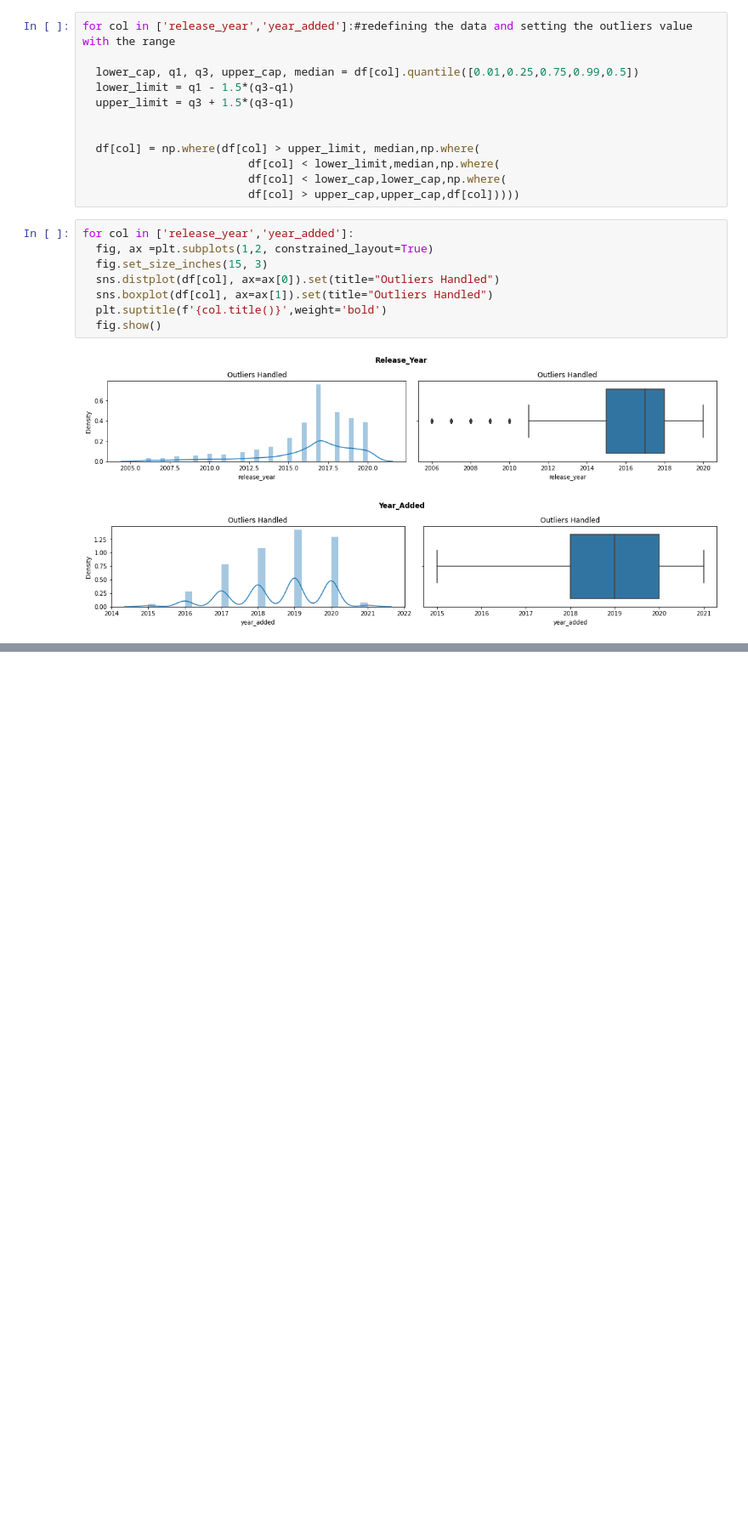
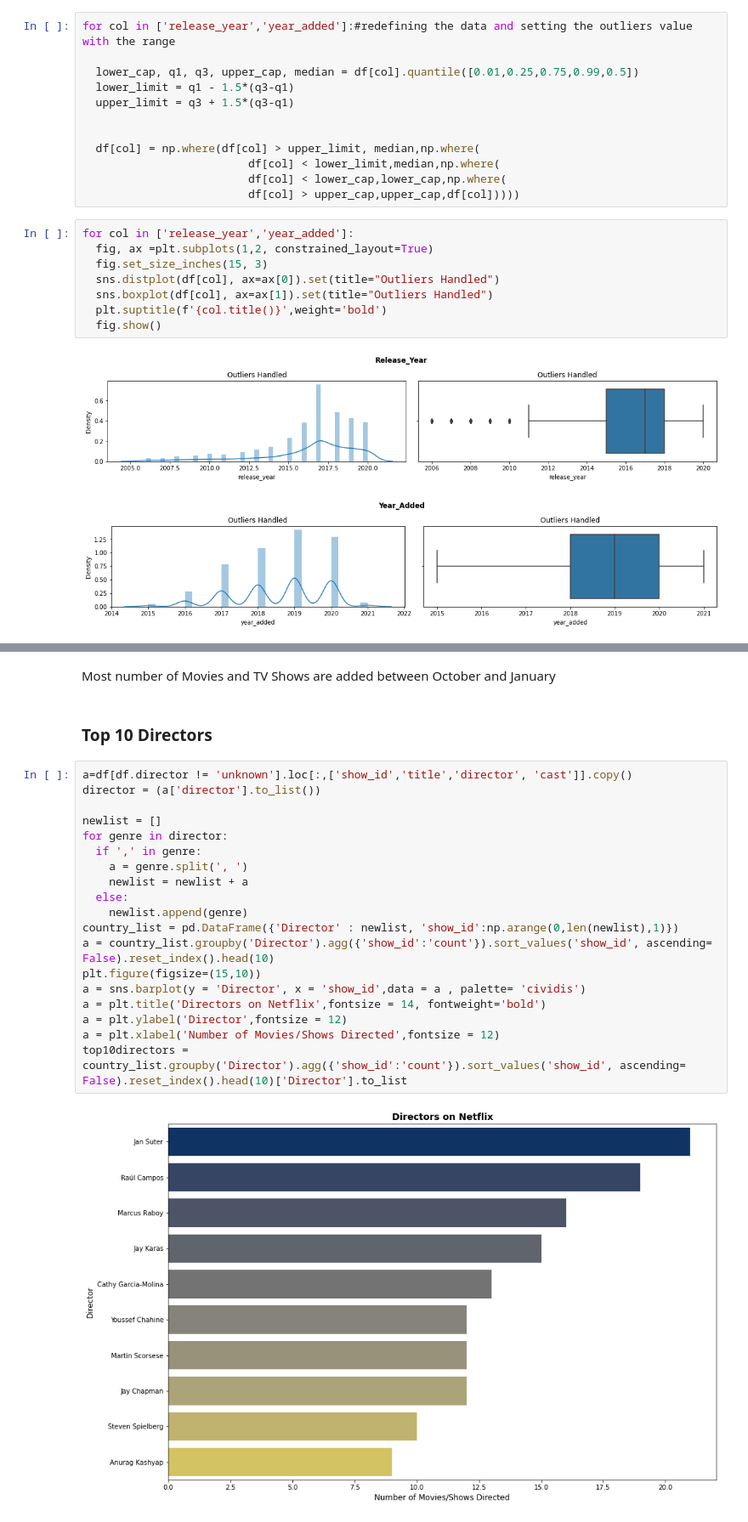
Before and after one commit to Amol2332/NETFLIX-MOVIES-AND-TV-SHOWS-CLUSTERING, a Jupyter notebook: netflix_clustering.ipynb, the cells around one changed output, grey strips where cells are left out. Shown: that part at 85% size. Saved outputs shown, nothing was run; the diff lists cells and outputs as text; blank space fills up the shorter version.

```diff
--- a/netflix_clustering.ipynb
+++ b/netflix_clustering.ipynb
@@ -272,0 +310,25 @@ for col in ['release_year','year_added']:
+# %% [markdown]
+Most number of Movies and TV Shows are added between October and January
+# %% [markdown]
+### **Top 10 Directors**
+# %%
+a=df[df.director != 'unknown'].loc[:,['show_id','title','director', 'cast']].copy()
+director = (a['director'].to_list())
+
+newlist = []
+for genre in director:
+  if ',' in genre:
+    a = genre.split(', ')
+    newlist = newlist + a
+  else:
+    newlist.append(genre)
+country_list = pd.DataFrame({'Director' : newlist, 'show_id':np.arange(0,len(newlist),1)})
+a = country_list.groupby('Director').agg({'show_id':'count'}).sort_values('show_id', ascending= False).reset_index().head(10)
+plt.figure(figsize=(15,10))
+a = sns.barplot(y = 'Director', x = 'show_id',data = a , palette= 'cividis')
+a = plt.title('Directors on Netflix',fontsize = 14, fontweight='bold')
+a = plt.ylabel('Director',fontsize = 12)
+a = plt.xlabel('Number of Movies/Shows Directed',fontsize = 12)
+top10directors = country_list.groupby('Director').agg({'show_id':'count'}).sort_values('show_id', ascending= False).reset_index().head(10)['Director'].to_list
+# %% [output]
+[figure, added]
```
Also changed, not shown: parts of 36 cells of this notebook.
